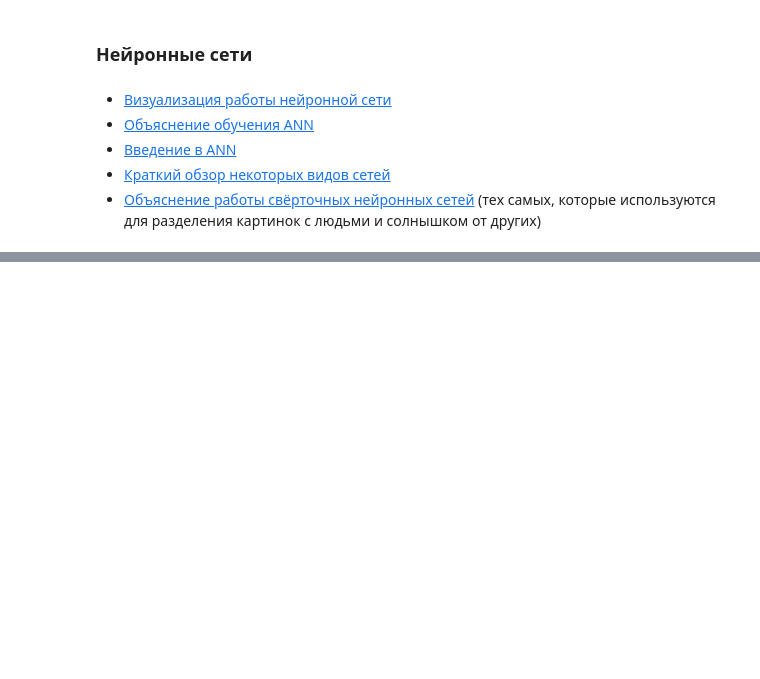
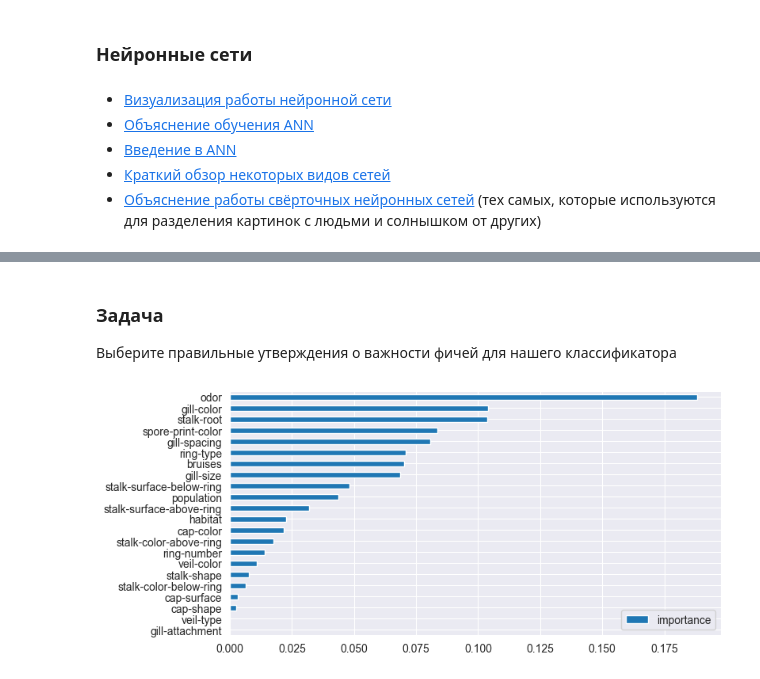
Before and after one commit to betelgeus/study, a Jupyter notebook: statistics/DS_and_ML_intro_Stepic_4852/Random_forest.ipynb, the cells around one changed output, grey strips where cells are left out. Saved outputs shown, nothing was run; the diff lists cells and outputs as text; code cells hidden in the pictures; blank space fills up the shorter version.

```diff
--- a/statistics/DS_and_ML_intro_Stepic_4852/Random_forest.ipynb
+++ b/statistics/DS_and_ML_intro_Stepic_4852/Random_forest.ipynb
@@ -290,0 +344,17 @@ plt.show()
+# %%
+clf = RandomForestClassifier(random_state=0)
+# %%
+best_clf = GridSearchCV(clf, params, cv=3, n_jobs=-1)
+# %%
+best_clf.fit(X, y)
+# %% [markdown]
+### Задача
+Выберите правильные утверждения о важности фичей для нашего классификатора
+# %%
+best_est = best_clf.best_estimator_
+# %%
+imp = pd.DataFrame(best_est.feature_importances_, index=X.columns, columns=['importance'])
+imp.sort_values('importance').plot(kind='barh', figsize=(8, 4))
+plt.show()
+# %% [output]
+[figure, added]
```
Also changed, not shown: parts of 41 cells of this notebook.
